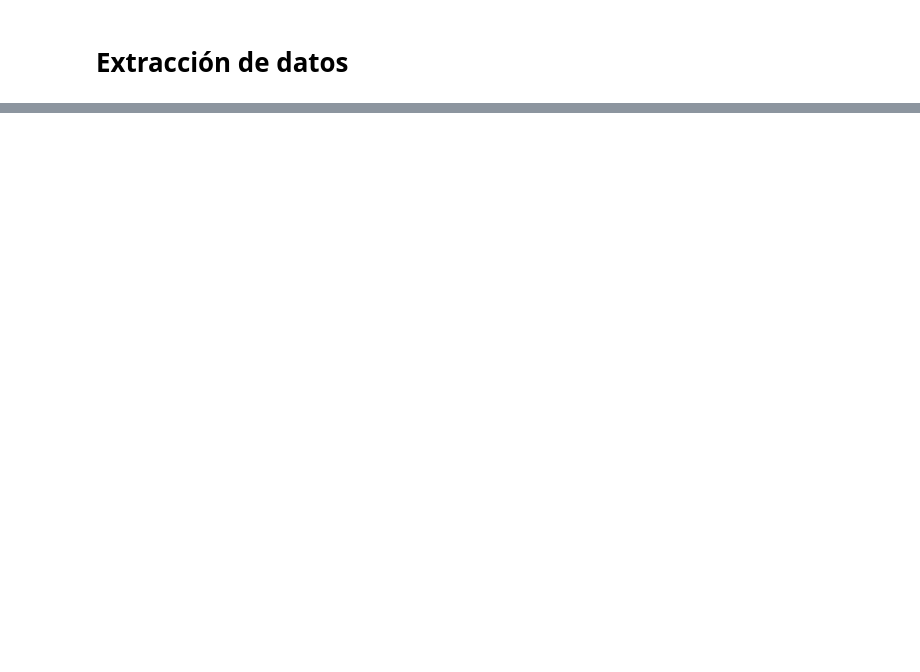
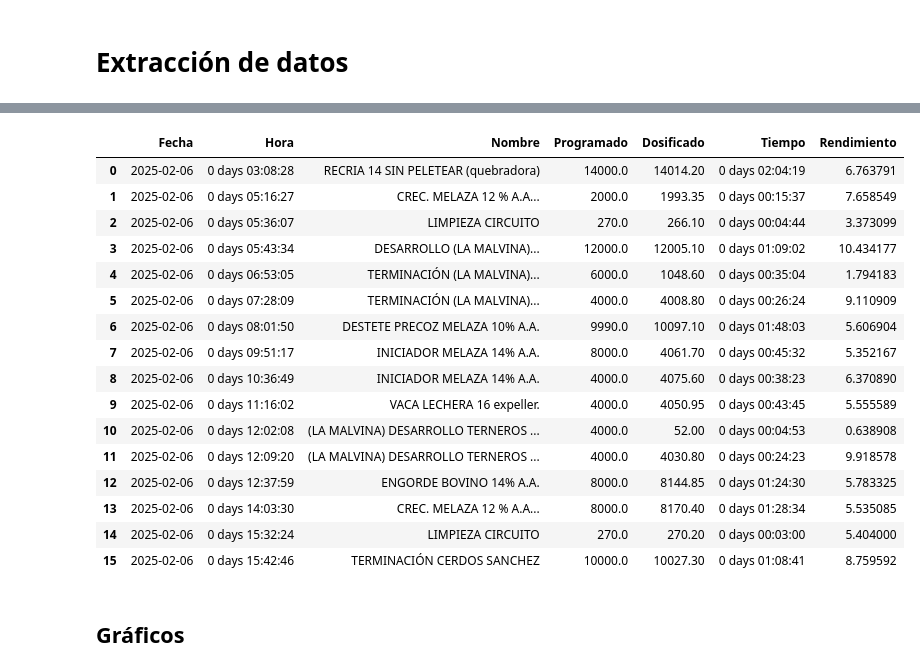
Before and after one commit to hzaquelli82/APSA-Dashboard, a Jupyter notebook: ControlProceso.ipynb, the cells around one changed output, grey strips where cells are left out. Drawn from its saved outputs; the diff is of its cells as text; code cells hidden in the pictures; blank space fills up the shorter version.

Commit message:
extracción de datos y primeros gráficos

```diff
--- a/ControlProceso.ipynb
+++ b/ControlProceso.ipynb
@@ -90,0 +96,8 @@ memory usage: 3.1+ MB
+# %%
+#Corregir los tiempos 0
+# Identificar filas con tiempo 0
+mask = df['Tiempo'] == pd.Timedelta(0)
+
+# Calcular la diferencia de hora con la siguiente fila
+df.loc[mask, 'Tiempo'] = df['Hora'].shift(-1) - df.loc[mask, 'Hora']
+df
@@ -90,0 +122,23 @@ memory usage: 3.1+ MB
+# %%
+df['Rendimiento'] = (df['Dosificado'] / (df['Tiempo'].astype('int64')/3.6e12))/1000
+df
+# %% [output]
+|  | Fecha | Hora | Nombre | Programado | Dosificado | Tiempo | Rendimiento |
+| 0 | 2025-02-06 | 0 days 03:08:28 | RECRIA 14 SIN PELETEAR (quebradora) | 14000.0 | 14014.20 | 0 days 02:04:19 | 6.763791 |
+| 1 | 2025-02-06 | 0 days 05:16:27 | CREC. MELAZA 12 % A.A... | 2000.0 | 1993.35 | 0 days 00:15:37 | 7.658549 |
+| 2 | 2025-02-06 | 0 days 05:36:07 | LIMPIEZA CIRCUITO | 270.0 | 266.10 | 0 days 00:04:44 | 3.373099 |
+| 3 | 2025-02-06 | 0 days 05:43:34 | DESARROLLO (LA MALVINA)... | 12000.0 | 12005.10 | 0 days 01:09:02 | 10.434177 |
+| 4 | 2025-02-06 | 0 days 06:53:05 | TERMINACIÓN (LA MALVINA)... | 6000.0 | 1048.60 | 0 days 00:35:04 | 1.794183 |
+| 5 | 2025-02-06 | 0 days 07:28:09 | TERMINACIÓN (LA MALVINA)... | 4000.0 | 4008.80 | 0 days 00:26:24 | 9.110909 |
+| 6 | 2025-02-06 | 0 days 08:01:50 | DESTETE PRECOZ MELAZA 10% A.A. | 9990.0 | 10097.10 | 0 days 01:48:03 | 5.606904 |
+| 7 | 2025-02-06 | 0 days 09:51:17 | INICIADOR MELAZA 14% A.A. | 8000.0 | 4061.70 | 0 days 00:45:32 | 5.352167 |
+| 8 | 2025-02-06 | 0 days 10:36:49 | INICIADOR MELAZA 14% A.A. | 4000.0 | 4075.60 | 0 days 00:38:23 | 6.370890 |
+| 9 | 2025-02-06 | 0 days 11:16:02 | VACA LECHERA 16 expeller. | 4000.0 | 4050.95 | 0 days 00:43:45 | 5.555589 |
+| 10 | 2025-02-06 | 0 days 12:02:08 | (LA MALVINA) DESARROLLO TERNEROS ... | 4000.0 | 52.00 | 0 days 00:04:53 | 0.638908 |
+| 11 | 2025-02-06 | 0 days 12:09:20 | (LA MALVINA) DESARROLLO TERNEROS ... | 4000.0 | 4030.80 | 0 days 00:24:23 | 9.918578 |
+| 12 | 2025-02-06 | 0 days 12:37:59 | ENGORDE BOVINO 14% A.A. | 8000.0 | 8144.85 | 0 days 01:24:30 | 5.783325 |
+| 13 | 2025-02-06 | 0 days 14:03:30 | CREC. MELAZA 12 % A.A... | 8000.0 | 8170.40 | 0 days 01:28:34 | 5.535085 |
+| 14 | 2025-02-06 | 0 days 15:32:24 | LIMPIEZA CIRCUITO | 270.0 | 270.20 | 0 days 00:03:00 | 5.404000 |
+| 15 | 2025-02-06 | 0 days 15:42:46 | TERMINACIÓN CERDOS SANCHEZ | 10000.0 | 10027.30 | 0 days 01:08:41 | 8.759592 |
+# %% [markdown]
+## Gráficos
```
Also changed, not shown: parts of 10 cells of this notebook.
